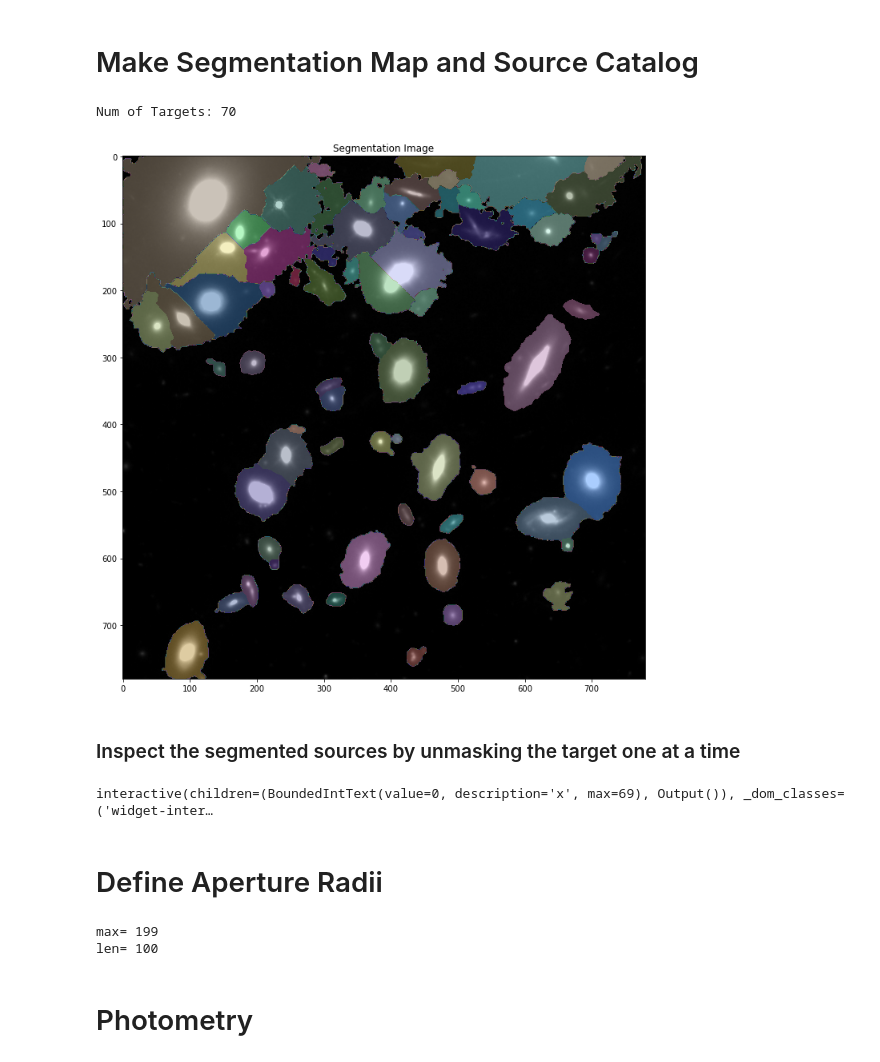
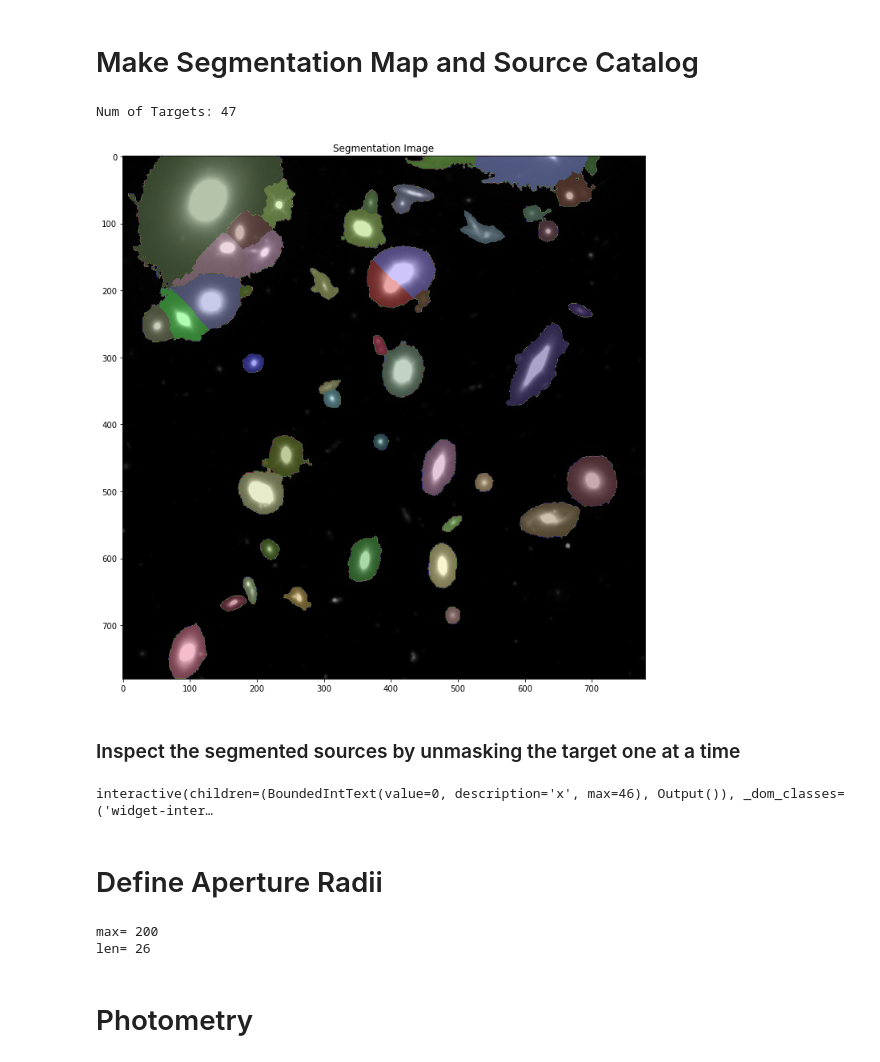
Before and after one commit to crawfordsm/lcbg, a Jupyter notebook: notebooks/find_lcbgs/petrosian_radius.ipynb, the cells around one changed output. Drawn from its saved outputs; the diff is of its cells as text; code cells hidden in the pictures.

```diff
--- a/notebooks/find_lcbgs/petrosian_radius.ipynb
+++ b/notebooks/find_lcbgs/petrosian_radius.ipynb
@@ -103,25 +110,30 @@ print(noise_mean, noise_3_sigma, noise_8_sigma)
 # Select and crop image:
 # Center of cluster:
 #cx, cy = [int(np.round(i)) for i in data.wcs.world_to_pixel_values(data.header["RA_TARG"], data.header["DEC_TARG"])]
-#size = 2000
+#size = 500
 
 # Cutom center:
 cx, cy, size = 2864, 3563, 100 # Small faint group of galaxies
 cx, cy, size = 2340, 3180, 780 # Larger group of galaxies
 #cx, cy, size = 2390, 3000, 1000 # Large slice of the sky
-#cx, cy, size = 2760, 3420, 700
+#cx, cy, size = 1738, 1434, 150 # Single Bright galaxy
 
 image = Cutout2D(data, (cx, cy), size, copy=True)
 
-# Subtract mean noise
-image.data -= noise_mean
+# MODEL IMAGE REPLACE
+#model_1 = models.Sersic2D(amplitude=1, n=1, r_eff=10, theta=2., ellip=0.5)
+#model_image = model_to_image(0,0,size,model_1)
+#model_image = np.clip(model_image, 0, image.data.max())
+#gaussian_2D_kernel = Gaussian2DKernel(3)
+#model_image = convolve(model_image , gaussian_2D_kernel)
+#image.data += #+ np.random.normal(noise_mean, noise_sigma, size=model_image.shape)
 
 # Smooth the image
-# gaussian_2D_kernel = Gaussian2DKernel(3)
-# image.data = convolve(image.data, gaussian_2D_kernel)
+#gaussian_2D_kernel = Gaussian2DKernel(10)
+#image.data = convolve(image.data, gaussian_2D_kernel)
 
 # Clip data
-# image.data = np.clip(image.data, 0, image.data.max())
+image.data = np.clip(image.data, 0, image.data.max())
 
 # Compute image stats
 image_min = image.data.min()
@@ -131,11 +143,15 @@ image_sigma = image.data.std()
 image_3_sigma = image_sigma * 3.
 image_8_sigma = image_sigma * 8.
 
+image_clipped_mean, image_clipped_median, image_clipped_std = sigma_clipped_stats(image.data, sigma=3.0)
+
+# Subtract Noise
+image.data  -= image_clipped_median
+
 # Set min and max values for all plots
 vmin = 0
 vmax = image_mean*10
 
-
 plt.imshow(image.data, vmin=vmin, vmax=vmax)
 print(image_mean)
 # %% [output]
@@ -146,36 +162,36 @@ print(image_mean)
 # %%
 # Catalog
 # -------
 
 # Define detect threshold
-nsigma = noise_3_sigma
+nsigma = 3
 
 # Define smoothing kernel
 
-kernel_size = 10
+kernel_size = 5
 
 # Make segmentation map
 segm = make_segments(image.data, nsigma=nsigma, kernel_size=kernel_size, fwhm=5, npixels=20**2)
 
 
 # Deblend segmentation map
 segm_deblend = deblend_segments(image.data, segm, contrast=0, kernel_size=kernel_size, fwhm=5, npixels=10**2)
 
 # Remove border sources
 # segm_deblend.remove_border_labels(100)
 
 # Make catalog
 cat = source_properties(image.data, segm_deblend, wcs=image.wcs)
 
 # Display source properties
 print("Num of Targets:", len(cat))
 
 # Plot segments
 plot_segments(segm_deblend, image.data, vmin=vmin, vmax=vmax)
 plt.show()
 # %% [output]
-Num of Targets: 70
+Num of Targets: 47
-[figure, old version]
+[figure, new version]
 # %% [markdown]
 ### Inspect the segmented sources by unmasking the target one at a time
 # %%
@@ -186,7 +202,7 @@ def slider(x):
 
 widgets.interact(slider, x=widgets.BoundedIntText(min=0, max=len(cat)-1));
 # %% [output]
-interactive(children=(BoundedIntText(value=0, description='x', max=69), Output()), _dom_classes=('widget-inter…
+interactive(children=(BoundedIntText(value=0, description='x', max=46), Output()), _dom_classes=('widget-inter…
 # %% [markdown]
 # Define Aperture Radii
 # %%
@@ -197,8 +213,8 @@ interactive(children=(BoundedIntText(value=0, description='x', max=69), Output()
 #max_pix = 200
 #r_list = [x * int(max_pix/n) for x in range(1, n+1)]
 
-r_list = list(range(1, 200, 2))
-#r_list += list(range(60, 201, 10))
+r_list = list(range(1, 50, 5))
+r_list += list(range(50, 201, 10))
 
 #r_list = np.logspace(np.log10(0.06),np.log10(14), 10) * u.arcsec # approximate isophotal extent
 #r_list = angular_to_pixel(r_list, wcs=image.wcs) # convert to pixels
@@ -208,8 +224,8 @@ r_list = np.array(r_list)
 print("max=", r_list[-1])
 print("len=", len(r_list))
 # %% [output]
-max= 199
-len= 100
+max= 200
+len= 26
 # %% [markdown]
 # Photometry
 # %% [markdown]
```
Also changed, not shown: parts of 15 cells of this notebook, 1 other file.
